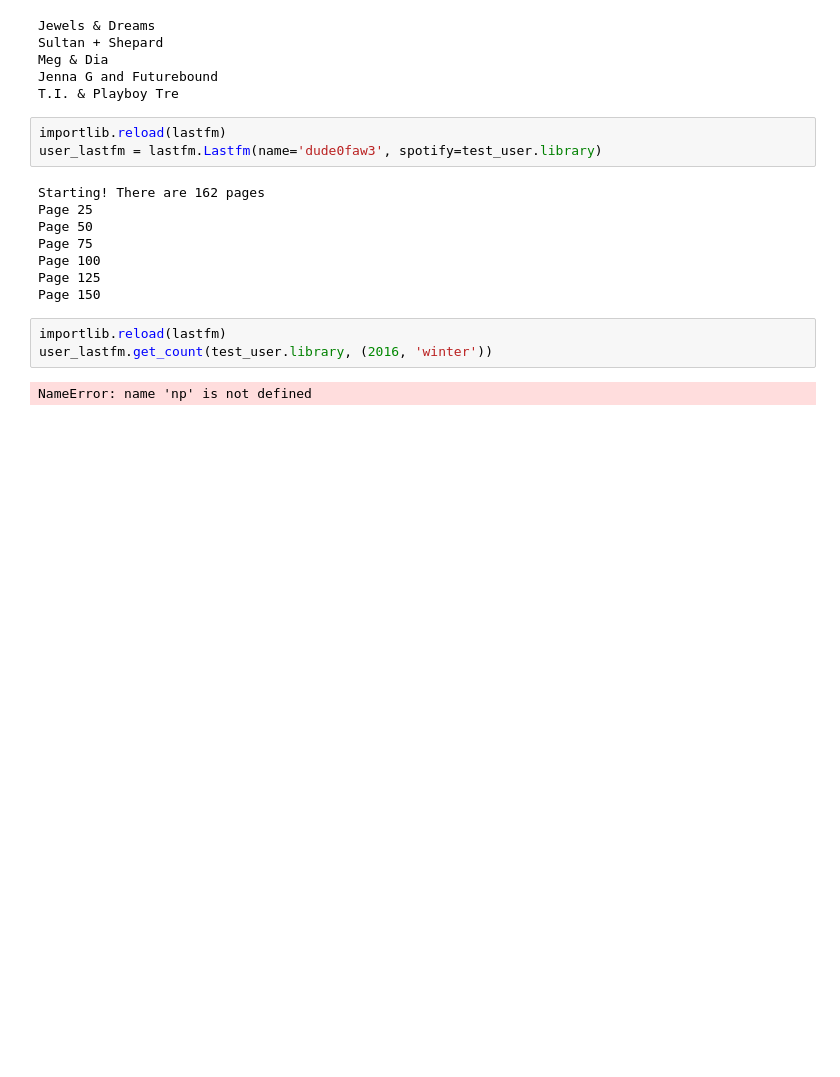
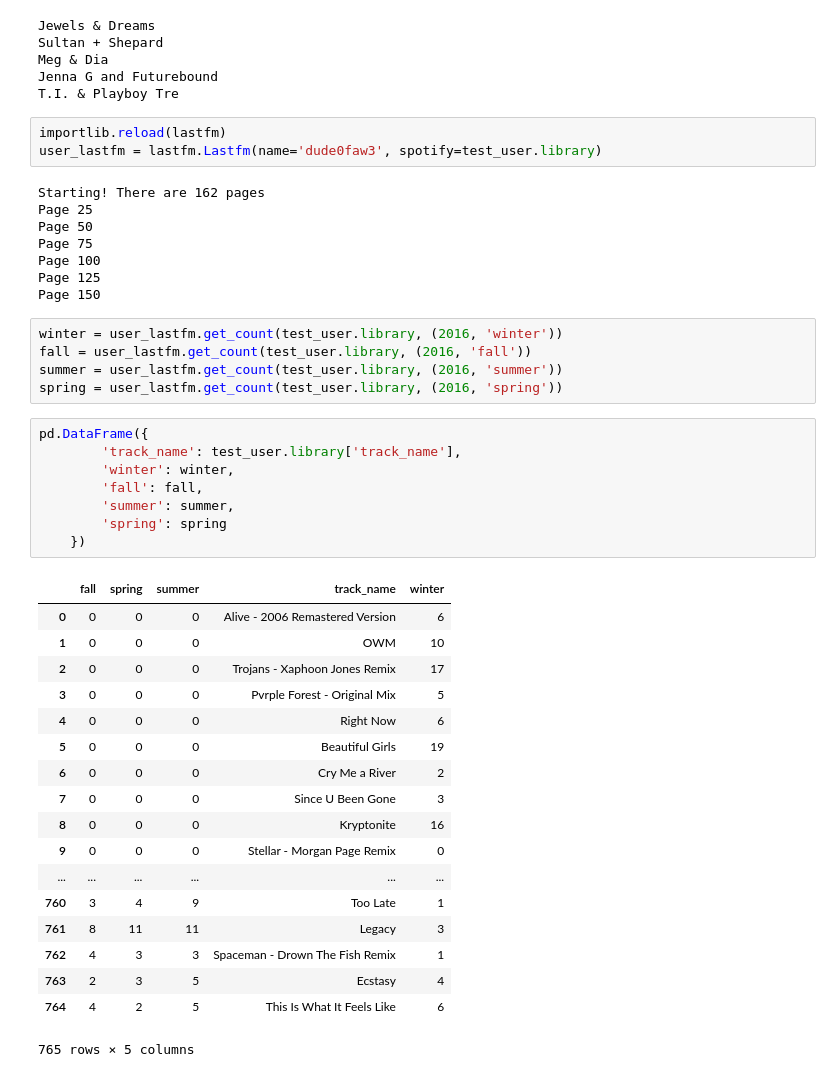
Before and after one commit to chaseWilliams/moodify, a Jupyter notebook: test_environment.ipynb, the cells around one changed output. Saved outputs shown, nothing was run; the diff lists cells and outputs as text; blank space fills up the shorter version.

```diff
--- a/test_environment.ipynb
+++ b/test_environment.ipynb
@@ -35,8 +36,35 @@ Page 75
 Page 100
 Page 125
 Page 150
-# %%
-importlib.reload(lastfm)
-user_lastfm.get_count(test_user.library, (2016, 'winter'))
-# %% [output]
-NameError: name 'np' is not defined
+# %%
+winter = user_lastfm.get_count(test_user.library, (2016, 'winter'))
+fall = user_lastfm.get_count(test_user.library, (2016, 'fall'))
+summer = user_lastfm.get_count(test_user.library, (2016, 'summer'))
+spring = user_lastfm.get_count(test_user.library, (2016, 'spring'))
+# %%
+pd.DataFrame({
+        'track_name': test_user.library['track_name'],
+        'winter': winter,
+        'fall': fall,
+        'summer': summer,
+        'spring': spring
+    })
+# %% [output]
+|  | fall | spring | summer | track_name | winter |
+| 0 | 0 | 0 | 0 | Alive - 2006 Remastered Version | 6 |
+| 1 | 0 | 0 | 0 | OWM | 10 |
+| 2 | 0 | 0 | 0 | Trojans - Xaphoon Jones Remix | 17 |
+| 3 | 0 | 0 | 0 | Pvrple Forest - Original Mix | 5 |
+| 4 | 0 | 0 | 0 | Right Now | 6 |
+| 5 | 0 | 0 | 0 | Beautiful Girls | 19 |
+| 6 | 0 | 0 | 0 | Cry Me a River | 2 |
+| 7 | 0 | 0 | 0 | Since U Been Gone | 3 |
+| 8 | 0 | 0 | 0 | Kryptonite | 16 |
+| 9 | 0 | 0 | 0 | Stellar - Morgan Page Remix | 0 |
+| ... | ... | ... | ... | ... | ... |
+| 760 | 3 | 4 | 9 | Too Late | 1 |
+| 761 | 8 | 11 | 11 | Legacy | 3 |
+| 762 | 4 | 3 | 3 | Spaceman - Drown The Fish Remix | 1 |
+| 763 | 2 | 3 | 5 | Ecstasy | 4 |
+| 764 | 4 | 2 | 5 | This Is What It Feels Like | 6 |
+765 rows × 5 columns
```
Also changed, not shown: parts of 3 cells of this notebook, 4 other files.
